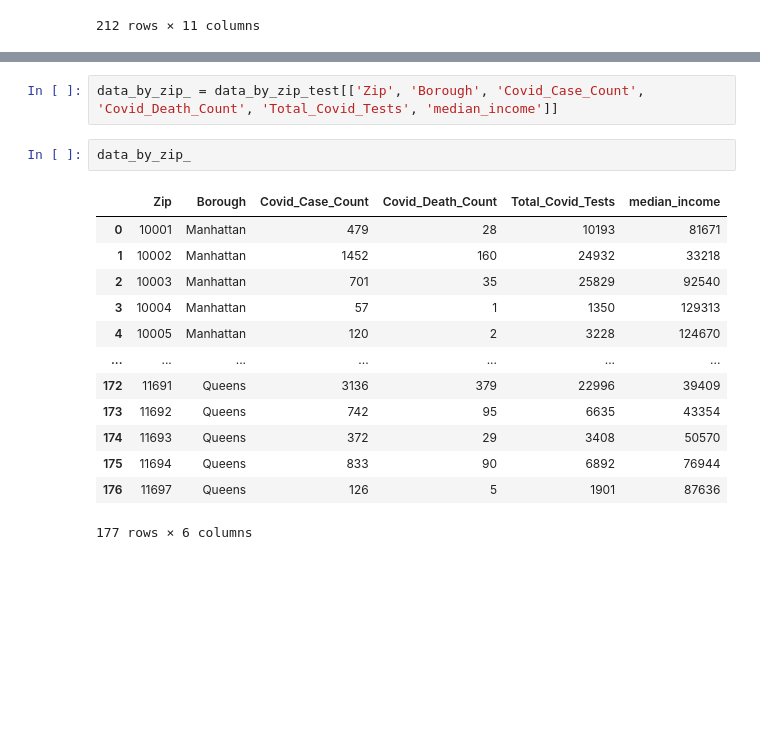
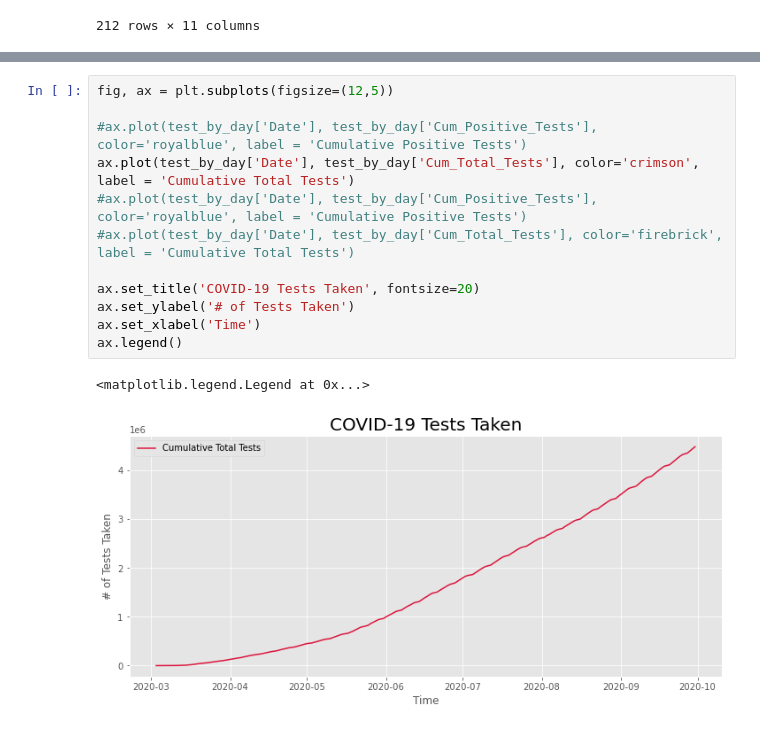
Before and after one commit to mkain112/MTA-Ridership-Impact-of-COVID-19, a Jupyter notebook: notebooks/covid19_data.ipynb, the cells around one changed output, grey strips where cells are left out. Saved outputs shown, nothing was run; the diff lists cells and outputs as text; blank space fills up the shorter version.

```diff
--- a/notebooks/covid19_data.ipynb
+++ b/notebooks/covid19_data.ipynb
@@ -322,18 +351,15 @@ plt.savefig('../img/Amount_of_Cumulative_Positive_Tests', dpi=80)
-# %%
-data_by_zip_ = data_by_zip_test[['Zip', 'Borough', 'Covid_Case_Count', 'Covid_Death_Count', 'Total_Covid_Tests', 'median_income']]
-# %%
-data_by_zip_
-# %% [output]
-|  | Zip | Borough | Covid_Case_Count | Covid_Death_Count | Total_Covid_Tests | median_income |
-| 0 | 10001 | Manhattan | 479 | 28 | 10193 | 81671 |
-| 1 | 10002 | Manhattan | 1452 | 160 | 24932 | 33218 |
-| 2 | 10003 | Manhattan | 701 | 35 | 25829 | 92540 |
-| 3 | 10004 | Manhattan | 57 | 1 | 1350 | 129313 |
-| 4 | 10005 | Manhattan | 120 | 2 | 3228 | 124670 |
-| ... | ... | ... | ... | ... | ... | ... |
-| 172 | 11691 | Queens | 3136 | 379 | 22996 | 39409 |
-| 173 | 11692 | Queens | 742 | 95 | 6635 | 43354 |
-| 174 | 11693 | Queens | 372 | 29 | 3408 | 50570 |
-| 175 | 11694 | Queens | 833 | 90 | 6892 | 76944 |
-| 176 | 11697 | Queens | 126 | 5 | 1901 | 87636 |
-177 rows × 6 columns
+# %%
+fig, ax = plt.subplots(figsize=(12,5))
+
+#ax.plot(test_by_day['Date'], test_by_day['Cum_Positive_Tests'], color='royalblue', label = 'Cumulative Positive Tests')
+ax.plot(test_by_day['Date'], test_by_day['Cum_Total_Tests'], color='crimson', label = 'Cumulative Total Tests')
+#ax.plot(test_by_day['Date'], test_by_day['Cum_Positive_Tests'], color='royalblue', label = 'Cumulative Positive Tests')
+#ax.plot(test_by_day['Date'], test_by_day['Cum_Total_Tests'], color='firebrick', label = 'Cumulative Total Tests')
+
+ax.set_title('COVID-19 Tests Taken', fontsize=20)
+ax.set_ylabel('# of Tests Taken')
+ax.set_xlabel('Time')
+ax.legend()
+# %% [output]
+<matplotlib.legend.Legend at 0x...>
+[figure, added]
```
Also changed, not shown: parts of 15 cells of this notebook, 23 other files.
